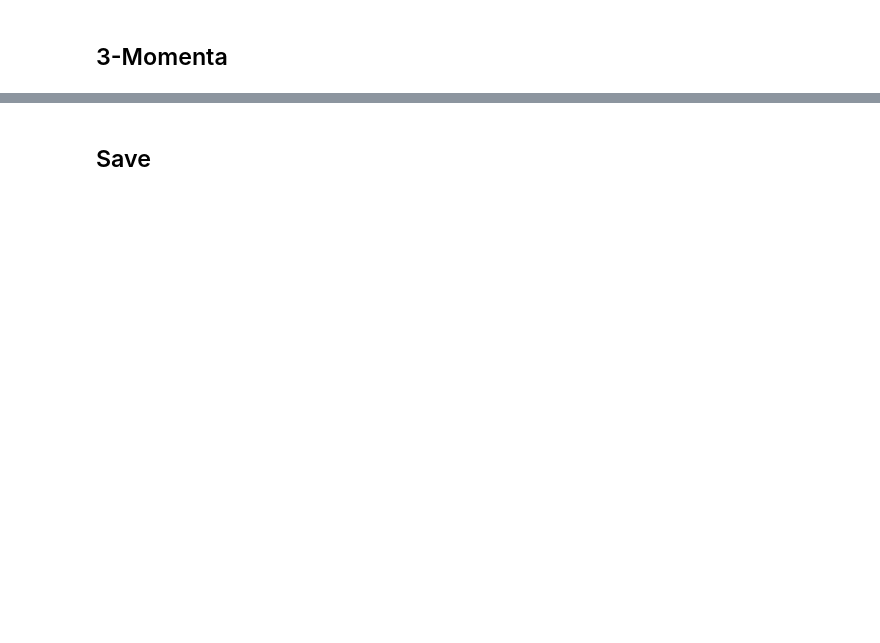
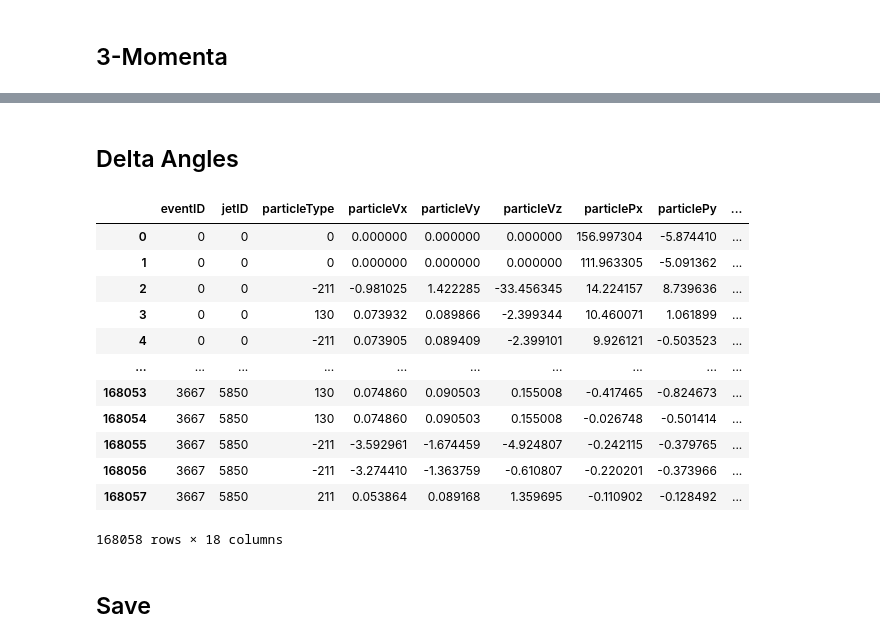
Before and after one commit to niklai99/jet-tagging, a Jupyter notebook: preprocessing/preprocessing.ipynb, the cells around one changed output, grey strips where cells are left out. Saved outputs shown, nothing was run; the diff lists cells and outputs as text; code cells hidden in the pictures; blank space fills up the shorter version.

```diff
--- a/preprocessing/preprocessing.ipynb
+++ b/preprocessing/preprocessing.ipynb
@@ -59,4 +75,0 @@ preprocessed_df
-# %%
-preprocessed_df['particlePhi'] = (particle_df['particlePhi'] - jet_df['jetPhi']).reset_index(drop=True)
-preprocessed_df['particleTheta'] = (particle_df['particleTheta'] - jet_df['jetTheta']).reset_index(drop=True)
-preprocessed_df
@@ -103,3 +108,23 @@ preprocessed_df
+# %% [markdown]
+## Delta Angles
+# %%
+preprocessed_df['particleDeltaPhi'] = (particle_df['particlePhi'] - jet_df['jetPhi']).reset_index(drop=True)
+preprocessed_df['particleDeltaTheta'] = (particle_df['particleTheta'] - jet_df['jetTheta']).reset_index(drop=True)
+preprocessed_df
+# %% [output]
+|  | eventID | jetID | particleType | particleVx | particleVy | particleVz | particlePx | particlePy | ... |
+| 0 | 0 | 0 | 0 | 0.000000 | 0.000000 | 0.000000 | 156.997304 | -5.874410 | ... |
+| 1 | 0 | 0 | 0 | 0.000000 | 0.000000 | 0.000000 | 111.963305 | -5.091362 | ... |
+| 2 | 0 | 0 | -211 | -0.981025 | 1.422285 | -33.456345 | 14.224157 | 8.739636 | ... |
+| 3 | 0 | 0 | 130 | 0.073932 | 0.089866 | -2.399344 | 10.460071 | 1.061899 | ... |
+| 4 | 0 | 0 | -211 | 0.073905 | 0.089409 | -2.399101 | 9.926121 | -0.503523 | ... |
+| ... | ... | ... | ... | ... | ... | ... | ... | ... | ... |
+| 168053 | 3667 | 5850 | 130 | 0.074860 | 0.090503 | 0.155008 | -0.417465 | -0.824673 | ... |
+| 168054 | 3667 | 5850 | 130 | 0.074860 | 0.090503 | 0.155008 | -0.026748 | -0.501414 | ... |
+| 168055 | 3667 | 5850 | -211 | -3.592961 | -1.674459 | -4.924807 | -0.242115 | -0.379765 | ... |
+| 168056 | 3667 | 5850 | -211 | -3.274410 | -1.363759 | -0.610807 | -0.220201 | -0.373966 | ... |
+| 168057 | 3667 | 5850 | 211 | 0.053864 | 0.089168 | 1.359695 | -0.110902 | -0.128492 | ... |
+168058 rows × 18 columns
 # %% [markdown]
 ## Save
 # %%
```
Also changed, not shown: parts of 9 cells of this notebook, 4 other files.
